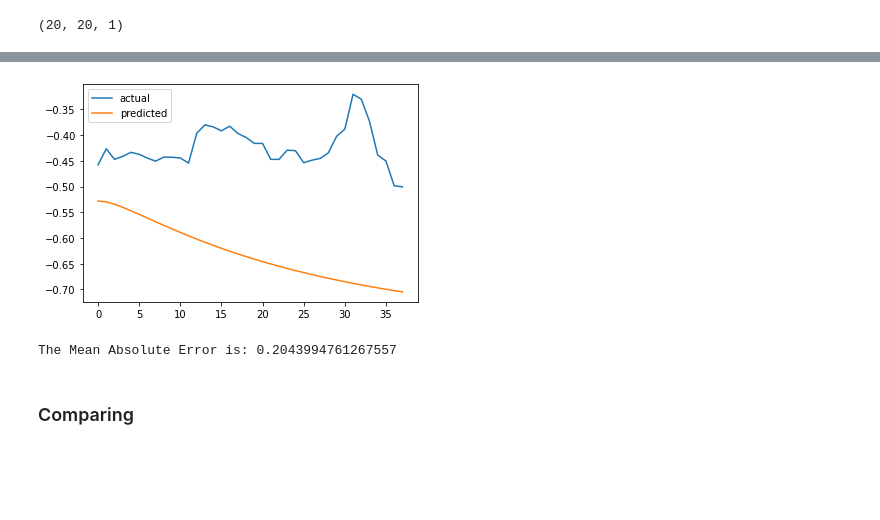
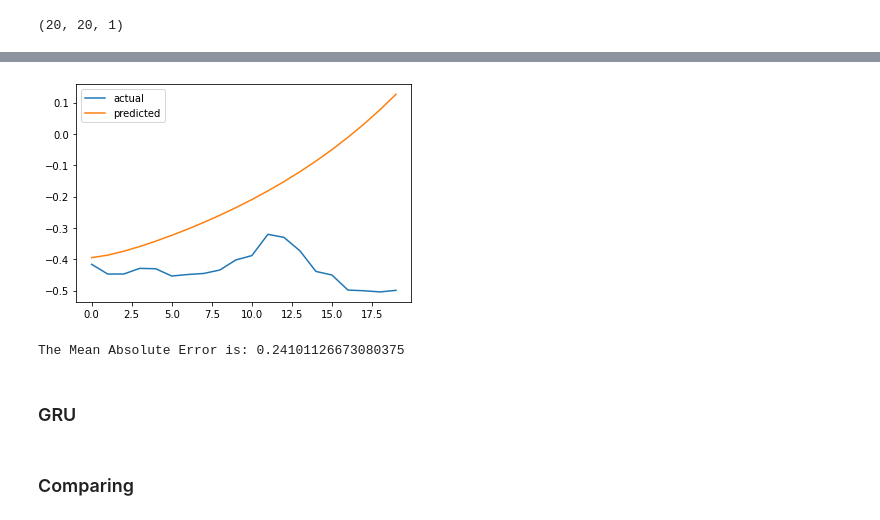
Before and after one commit to juan-ivan-NV/Btc_trading, a Jupyter notebook: Data_extraction_and_models_comparison.ipynb, the cells around one changed output, grey strips where cells are left out. Drawn from its saved outputs; the diff is of its cells as text; code cells hidden in the pictures; blank space fills up the shorter version.

Commit message:
LSTM Beta ready

```diff
--- a/Data_extraction_and_models_comparison.ipynb
+++ b/Data_extraction_and_models_comparison.ipynb
@@ -679,7 +677,7 @@ def split_data(stock, lookback):
         data.append(data_raw[index: index + lookback])
 
     data = np.array(data);
-    test_set_size = 38 #int(np.round(0.2*data.shape[0]));
+    test_set_size = 40
     train_set_size = data.shape[0] - (test_set_size);
 
     x_train = data[:train_set_size,:-1,:]
@@ -690,7 +688,7 @@ def split_data(stock, lookback):
 
     return [x_train, y_train, x_test, y_test]
 # %%
-lookback = 20 # choose sequence length
+lookback = 21 # choose sequence length
 LSTM_train_inputs, LSTM_train_outputs, LSTM_test_inputs, LSTM_test_outputs = split_data(sc_lstm, lookback)
 print('x_train.shape = ',LSTM_train_inputs.shape)
 print('y_train.shape = ',LSTM_train_outputs.shape)
@@ -759,25 +758,30 @@ The Mean Absolute Error is: 0.02339096847364715
 # %%
+# https://github.com/llSourcell/How-to-Predict-Stock-Prices-Easily-Demo/blob/master/lstm.py
+# Predicting one window
+
 def predict_sequence_full(model, data, window_size):
     #Shift the window by 1 new prediction each time, re-run predictions on new window
     curr_frame = data[0]
     predicted = []
     for i in range(len(data)):
         predicted.append(model.predict(curr_frame[np.newaxis,:,:])[0,0])
         curr_frame = curr_frame[1:]
         curr_frame = np.insert(curr_frame, [window_size-1], predicted[-1], axis=0)
     return predicted
 
-predictions = predict_sequence_full(nn_model, LSTM_test_inputs, 19)
+predictions = predict_sequence_full(nn_model, LSTM_test_inputs[-20:], 20)
 
-plt.plot(LSTM_test_outputs, label="actual")
+plt.plot(LSTM_test_outputs[-20:], label="actual")
 plt.plot(predictions, label="predicted")
 plt.legend()
 plt.show()
-MAE = mean_absolute_error(LSTM_test_outputs, predictions)
+MAE = mean_absolute_error(LSTM_test_outputs[-20:], predictions)
 print('The Mean Absolute Error is: {}'.format(MAE))
 # %% [output]
-[figure, old version]
+[figure, new version]
-The Mean Absolute Error is: 0.2043994761267557
+The Mean Absolute Error is: 0.24101126673080375
+# %% [markdown]
+### GRU
 # %% [markdown]
 ### Comparing
 # %%
```
Also changed, not shown: parts of 10 cells of this notebook.
